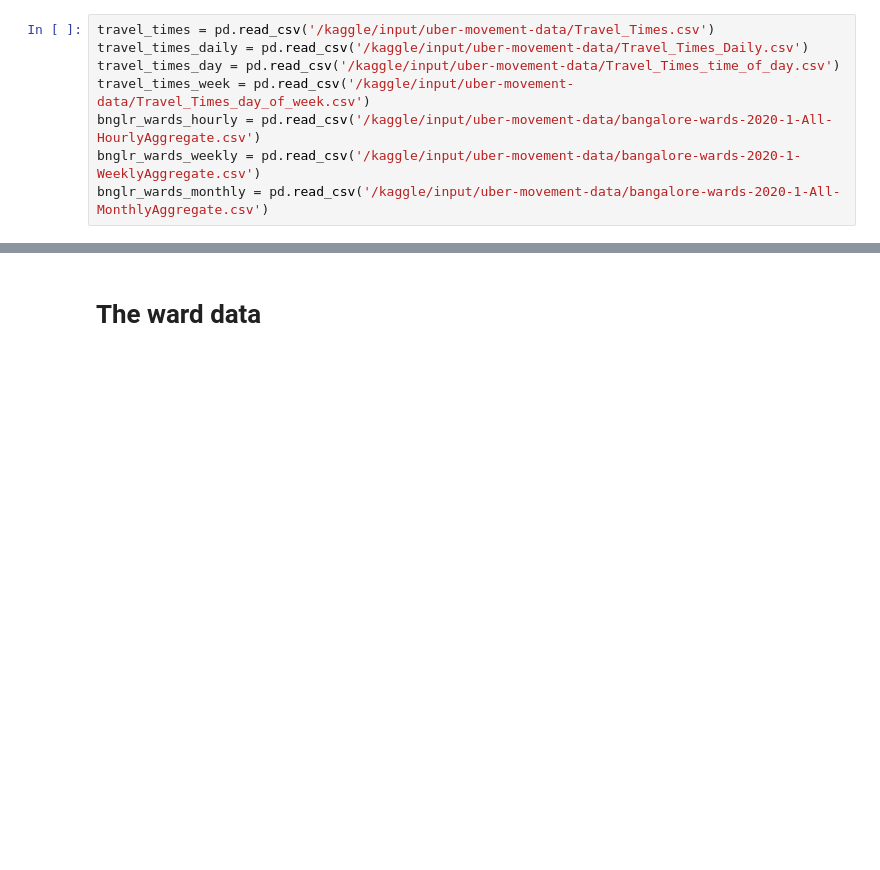
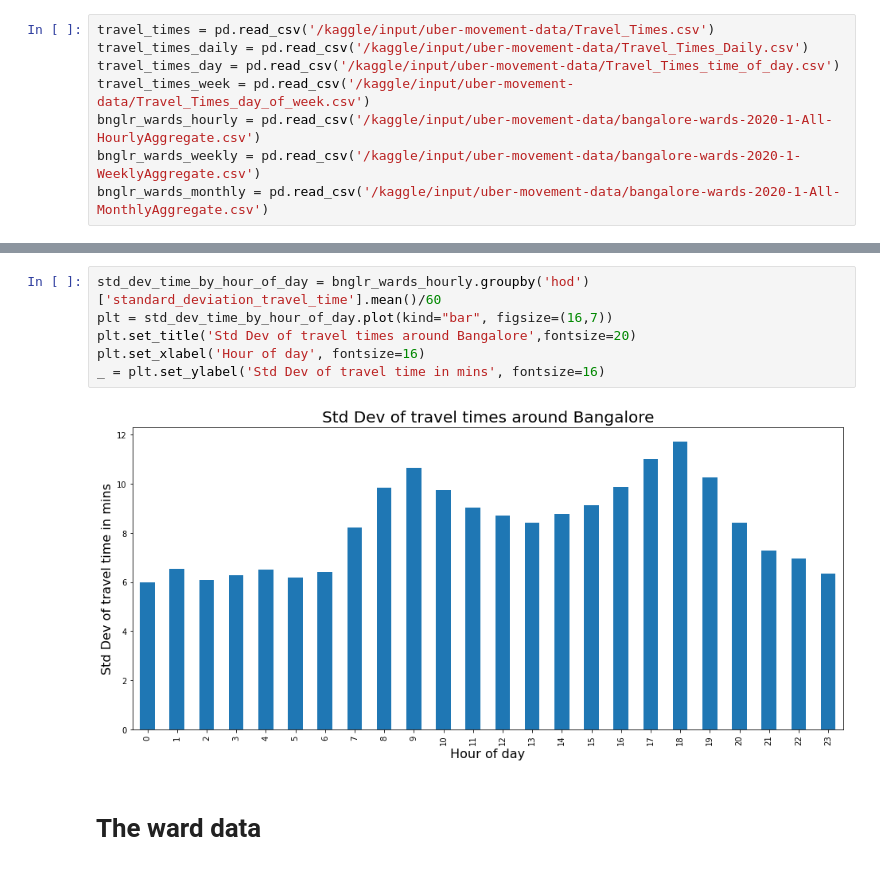
Before and after one commit to maaverik/adventures-in-data-science, a Jupyter notebook: uber-travel-time-prediction.ipynb, the cells around one changed output, grey strips where cells are left out. Drawn from its saved outputs; the diff is of its cells as text; blank space fills up the shorter version.

Commit message:
Updated travel time predictor

```diff
--- a/uber-travel-time-prediction.ipynb
+++ b/uber-travel-time-prediction.ipynb
@@ -38,3 +45,11 @@ _ = plt.set_ylabel('Mean travel time in mins', fontsize=16)
+# %%
+std_dev_time_by_hour_of_day = bnglr_wards_hourly.groupby('hod')['standard_deviation_travel_time'].mean()/60
+plt = std_dev_time_by_hour_of_day.plot(kind="bar", figsize=(16,7))
+plt.set_title('Std Dev of travel times around Bangalore',fontsize=20)
+plt.set_xlabel('Hour of day', fontsize=16)
+_ = plt.set_ylabel('Std Dev of travel time in mins', fontsize=16)
+# %% [output]
+[figure, added]
 # %% [markdown]
 # The ward data
 # %%
```
Also changed, not shown: parts of 58 cells of this notebook.
